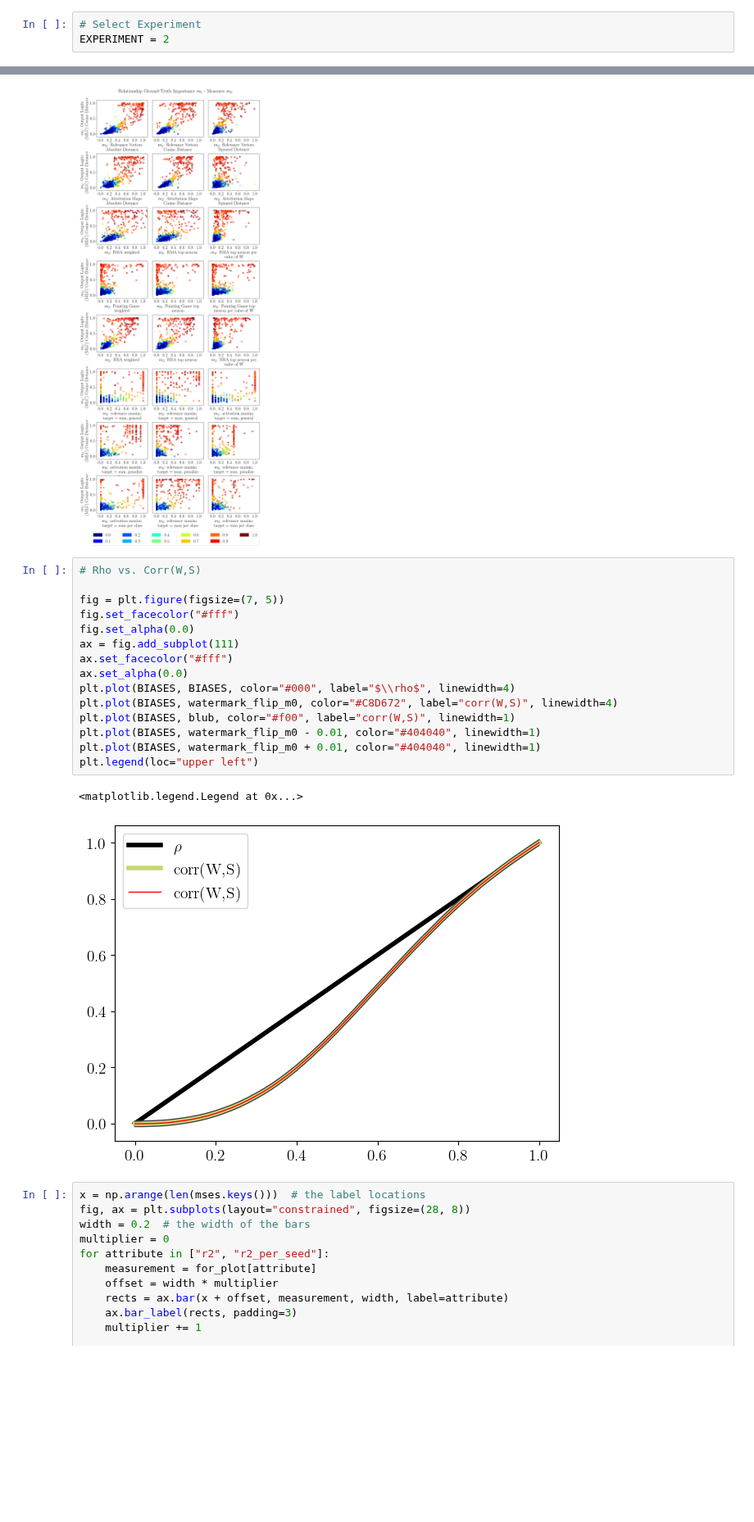
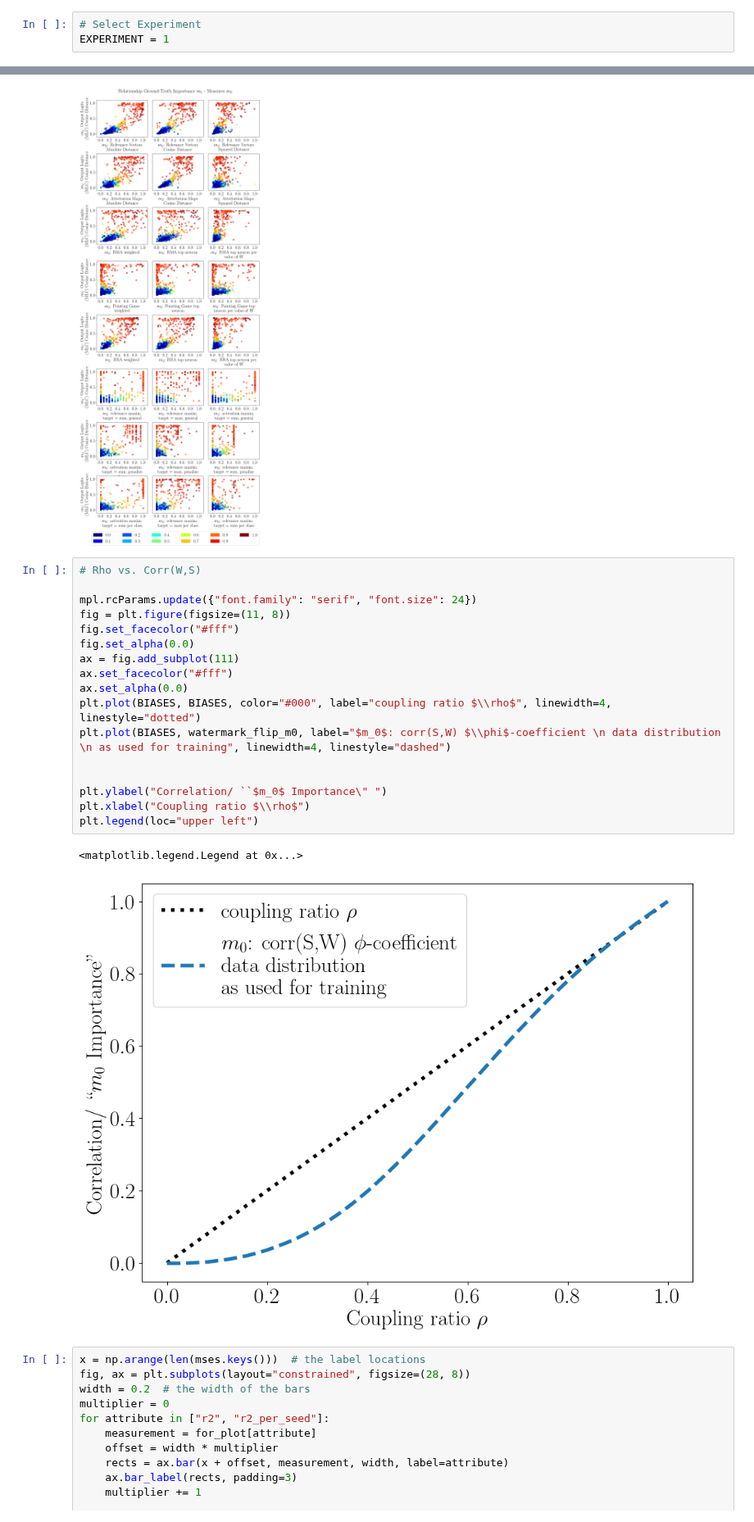
Before and after one commit to lillijo/xai-evaluation-master-thesis, a Jupyter notebook: experiments/compare_measures.ipynb, the cells around one changed output, grey strips where cells are left out. Shown at 82% size. Drawn from its saved outputs; the diff is of its cells as text; blank space fills up the shorter version.

```diff
--- a/experiments/compare_measures.ipynb
+++ b/experiments/compare_measures.ipynb
@@ -131,7 +131,7 @@ with open("outputs/measures/name_dict.json", "w") as f:
     json.dump(NAME_DICT, f)
 # %%
 # Select Experiment
-EXPERIMENT = 2
+EXPERIMENT = 1
 # %%
 # Initialize Parameters Depending on Experiment
 if EXPERIMENT == 1:
@@ -1218,21 +1237,23 @@ plt.colorbar(
 # %%
 # Rho vs. Corr(W,S)
 
-fig = plt.figure(figsize=(7, 5))
+mpl.rcParams.update({"font.family": "serif", "font.size": 24})
+fig = plt.figure(figsize=(11, 8))
 fig.set_facecolor("#fff")
 fig.set_alpha(0.0)
 ax = fig.add_subplot(111)
 ax.set_facecolor("#fff")
 ax.set_alpha(0.0)
-plt.plot(BIASES, BIASES, color="#000", label="$\\rho$", linewidth=4)
-plt.plot(BIASES, watermark_flip_m0, color="#C8D672", label="corr(W,S)", linewidth=4)
-plt.plot(BIASES, blub, color="#f00", label="corr(W,S)", linewidth=1)
-plt.plot(BIASES, watermark_flip_m0 - 0.01, color="#404040", linewidth=1)
-plt.plot(BIASES, watermark_flip_m0 + 0.01, color="#404040", linewidth=1)
+plt.plot(BIASES, BIASES, color="#000", label="coupling ratio $\\rho$", linewidth=4, linestyle="dotted")
+plt.plot(BIASES, watermark_flip_m0, label="$m_0$: corr(S,W) $\\phi$-coefficient \n data distribution \n as used for training", linewidth=4, linestyle="dashed")
+
+
+plt.ylabel("Correlation/ ``$m_0$ Importance\" ")
+plt.xlabel("Coupling ratio $\\rho$")
 plt.legend(loc="upper left")
 # %% [output]
 <matplotlib.legend.Legend at 0x...>
-[figure, old version]
+[figure, new version]
 # %%
 x = np.arange(len(mses.keys()))  # the label locations
 fig, ax = plt.subplots(layout="constrained", figsize=(28, 8))
```
Also changed, not shown: parts of 2 cells of this notebook, 3 other files.
